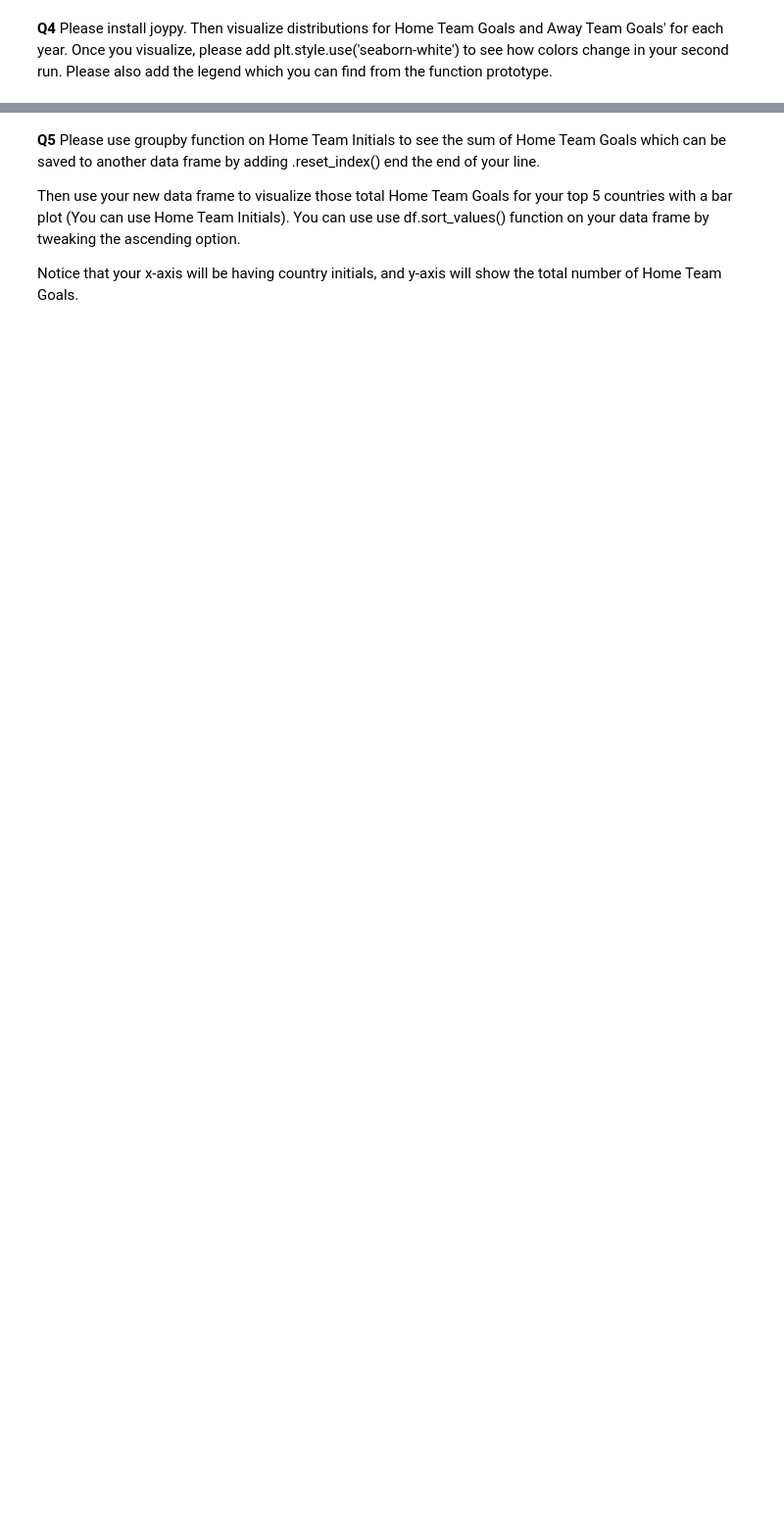
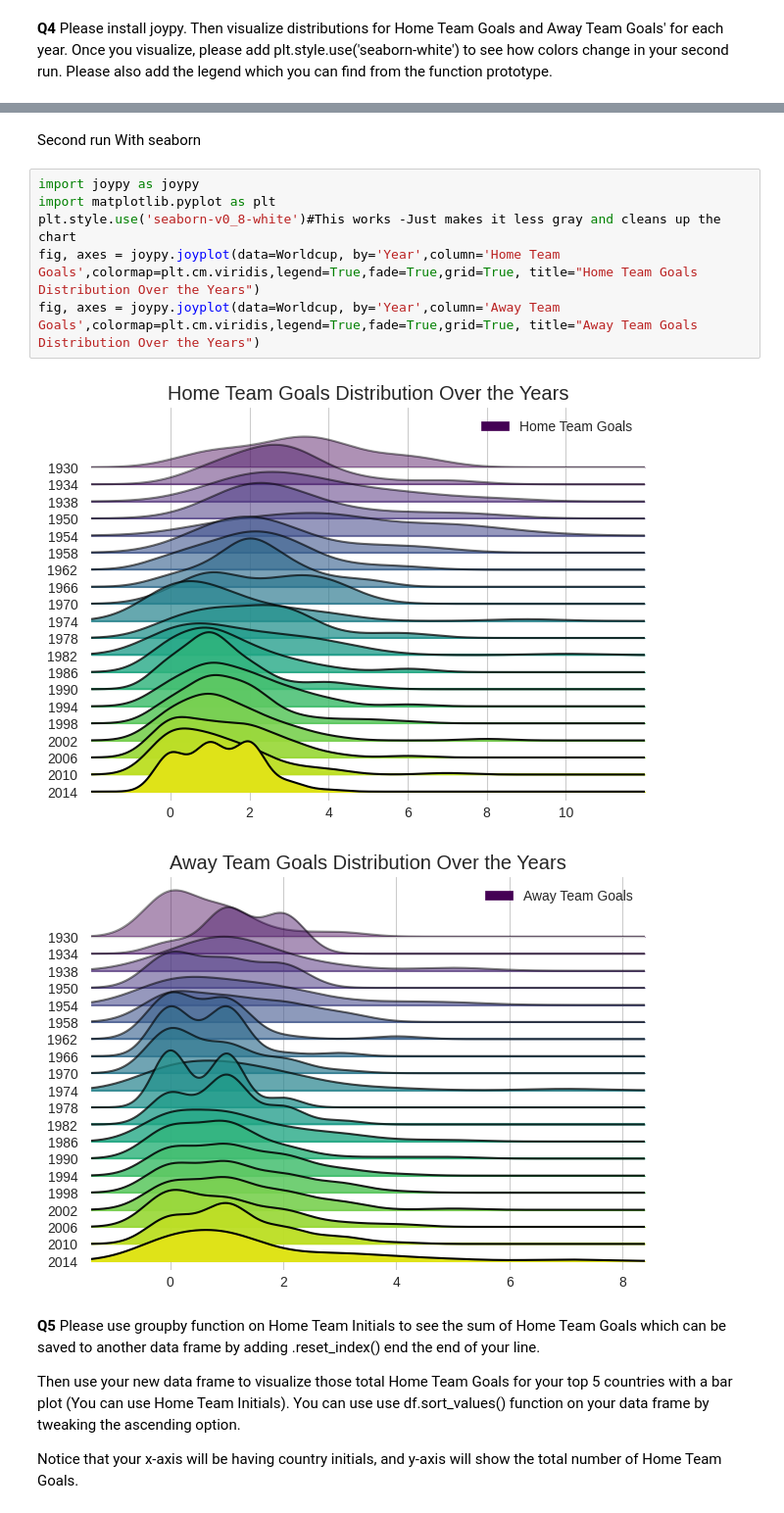
Before and after one commit to RG-schoolacc/School, a Jupyter notebook: Gartley_HW3.ipynb, the cells around one changed output, grey strips where cells are left out. Shown at 98% size. Saved outputs shown, nothing was run; the diff lists cells and outputs as text; blank space fills up the shorter version.

```diff
--- a/Gartley_HW3.ipynb
+++ b/Gartley_HW3.ipynb
@@ -33,3 +75,14 @@ import joypy as jp
+# %% [markdown]
+Second run With seaborn
+# %%
+import joypy as joypy
+import matplotlib.pyplot as plt
+plt.style.use('seaborn-v0_8-white')#This works -Just makes it less gray and cleans up the chart
+fig, axes = joypy.joyplot(data=Worldcup, by='Year',column='Home Team Goals',colormap=plt.cm.viridis,legend=True,fade=True,grid=True, title="Home Team Goals Distribution Over the Years")
+fig, axes = joypy.joyplot(data=Worldcup, by='Year',column='Away Team Goals',colormap=plt.cm.viridis,legend=True,fade=True,grid=True, title="Away Team Goals Distribution Over the Years")
+# %% [output]
+[figure, added]
+[figure, added]
 # %% [markdown]
 **Q5** Please use groupby function on Home Team Initials to see the sum of Home Team Goals which can be saved to another data frame by adding .reset_index() end the end of your line.
 
```
Also changed, not shown: parts of 15 cells of this notebook.
